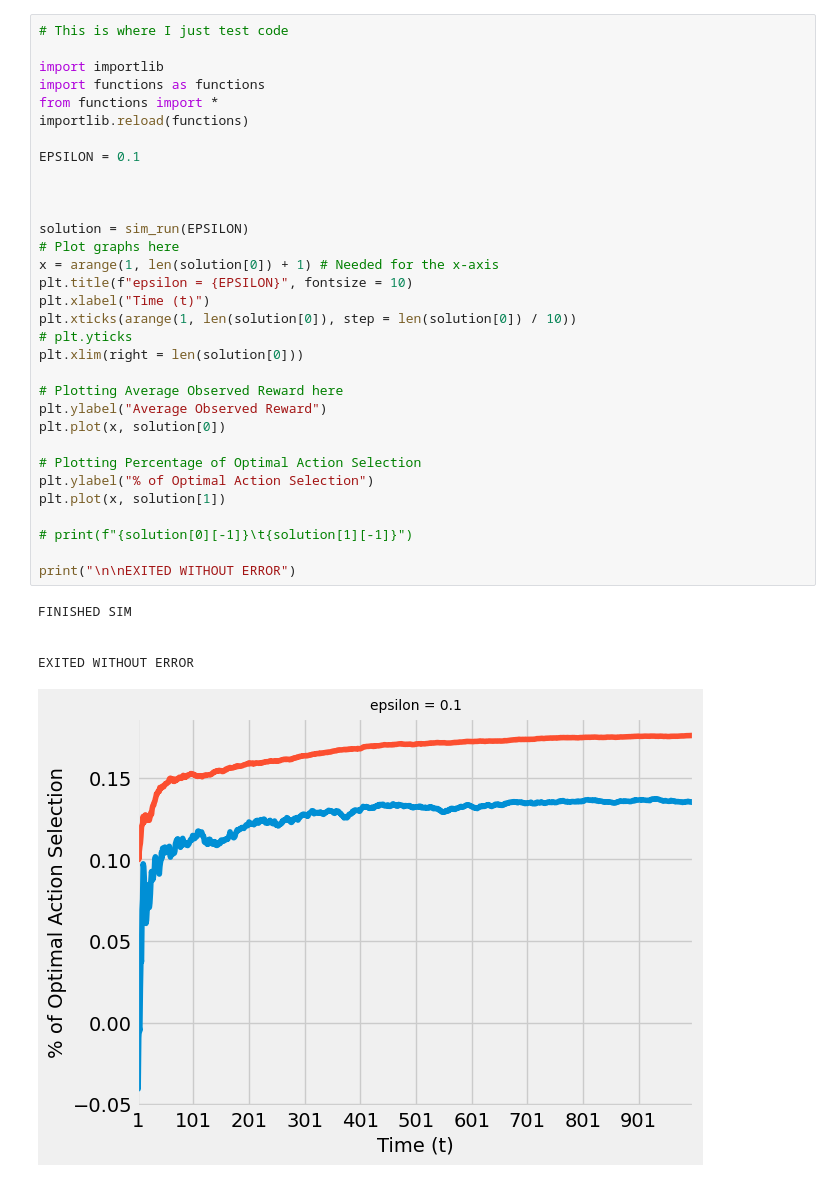
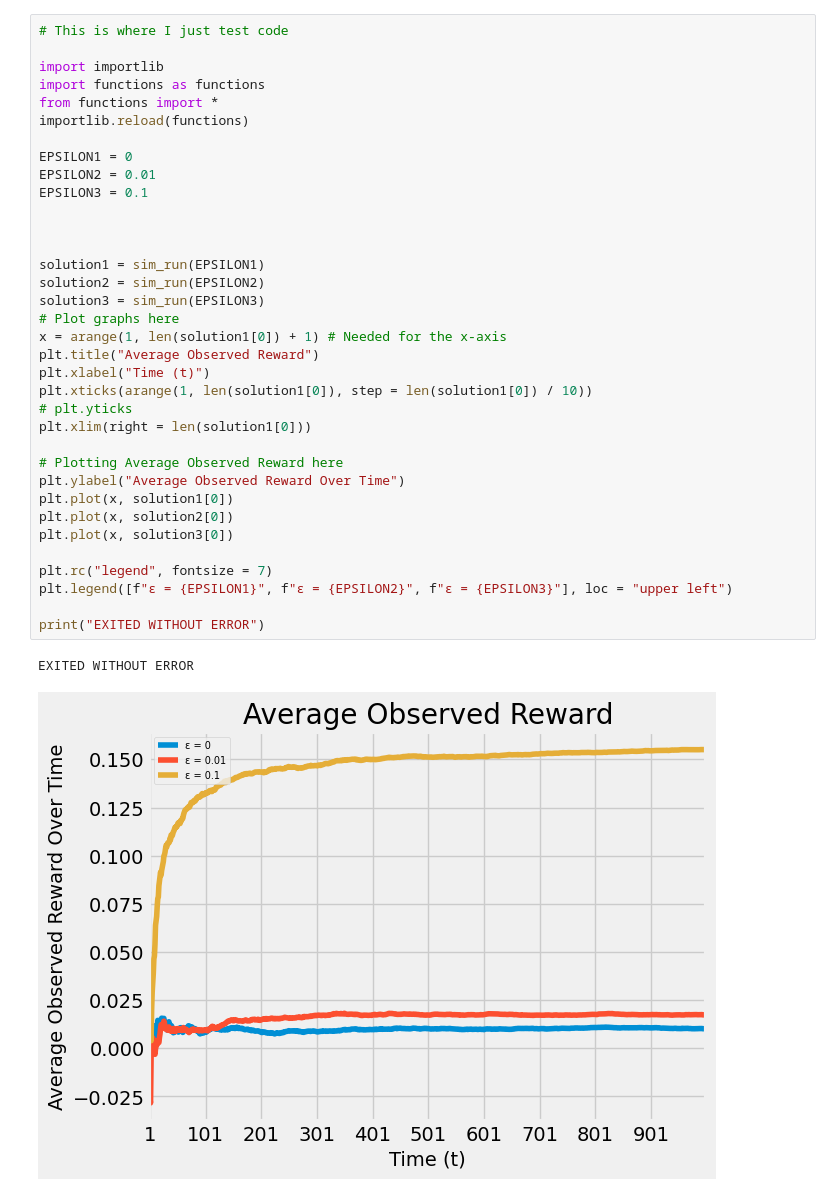
Before and after one commit to al-gabe31/CMSC471-HW3, a Jupyter notebook: LQ90575_Homework3.ipynb, the cells around one changed output. Drawn from its saved outputs; the diff is of its cells as text.

```diff
--- a/LQ90575_Homework3.ipynb
+++ b/LQ90575_Homework3.ipynb
@@ -1,38 +3,38 @@
 # %%
 # This is where I just test code
 
 import importlib
 import functions as functions
 from functions import *
 importlib.reload(functions)
 
-EPSILON = 0.1
+EPSILON1 = 0
+EPSILON2 = 0.01
+EPSILON3 = 0.1
 
 
 
-solution = sim_run(EPSILON)
+solution1 = sim_run(EPSILON1)
+solution2 = sim_run(EPSILON2)
+solution3 = sim_run(EPSILON3)
 # Plot graphs here
-x = arange(1, len(solution[0]) + 1) # Needed for the x-axis
-plt.title(f"epsilon = {EPSILON}", fontsize = 10)
+x = arange(1, len(solution1[0]) + 1) # Needed for the x-axis
+plt.title("Average Observed Reward")
 plt.xlabel("Time (t)")
-plt.xticks(arange(1, len(solution[0]), step = len(solution[0]) / 10))
+plt.xticks(arange(1, len(solution1[0]), step = len(solution1[0]) / 10))
 # plt.yticks
-plt.xlim(right = len(solution[0]))
+plt.xlim(right = len(solution1[0]))
 
 # Plotting Average Observed Reward here
-plt.ylabel("Average Observed Reward")
-plt.plot(x, solution[0])
+plt.ylabel("Average Observed Reward Over Time")
+plt.plot(x, solution1[0])
+plt.plot(x, solution2[0])
+plt.plot(x, solution3[0])
 
-# Plotting Percentage of Optimal Action Selection
-plt.ylabel("% of Optimal Action Selection")
-plt.plot(x, solution[1])
+plt.rc("legend", fontsize = 7)
+plt.legend([f"ε = {EPSILON1}", f"ε = {EPSILON2}", f"ε = {EPSILON3}"], loc = "upper left")
 
-# print(f"{solution[0][-1]}\t{solution[1][-1]}")
-
-print("\n\nEXITED WITHOUT ERROR")
+print("EXITED WITHOUT ERROR")
 # %% [output]
-FINISHED SIM
-
-
 EXITED WITHOUT ERROR
-[figure, old version]
+[figure, new version]
```
Also changed, not shown: parts of 3 cells of this notebook, 1 other file.
